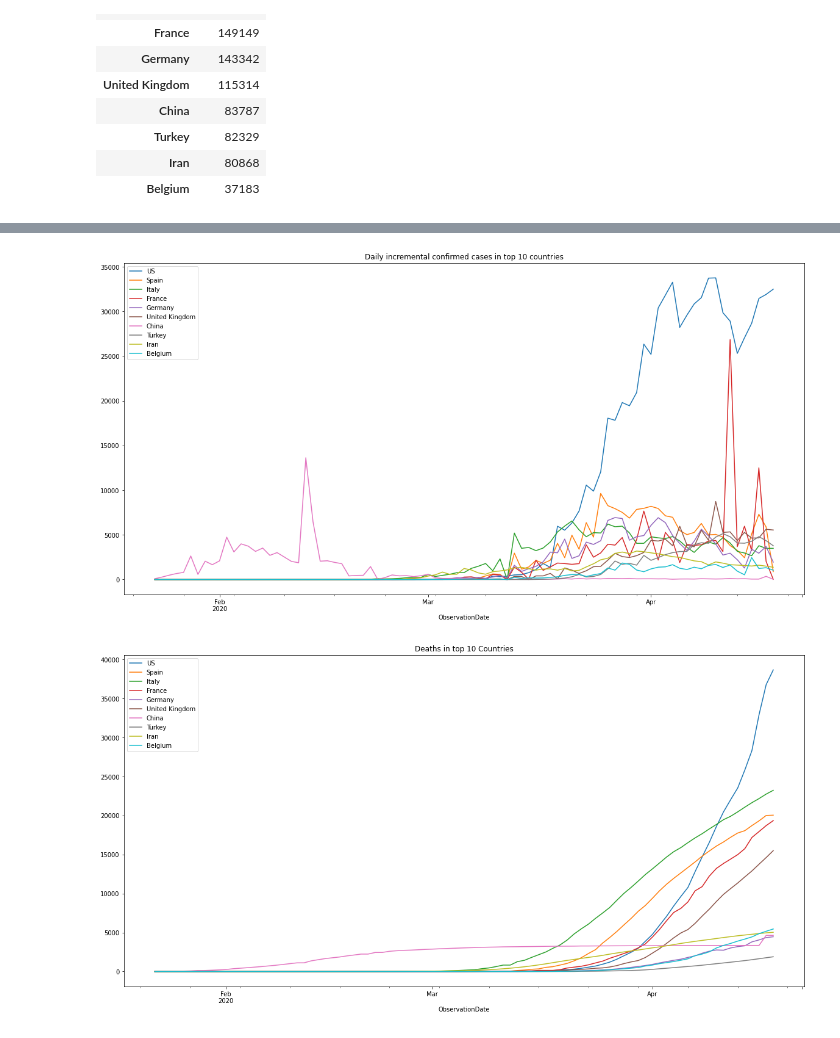
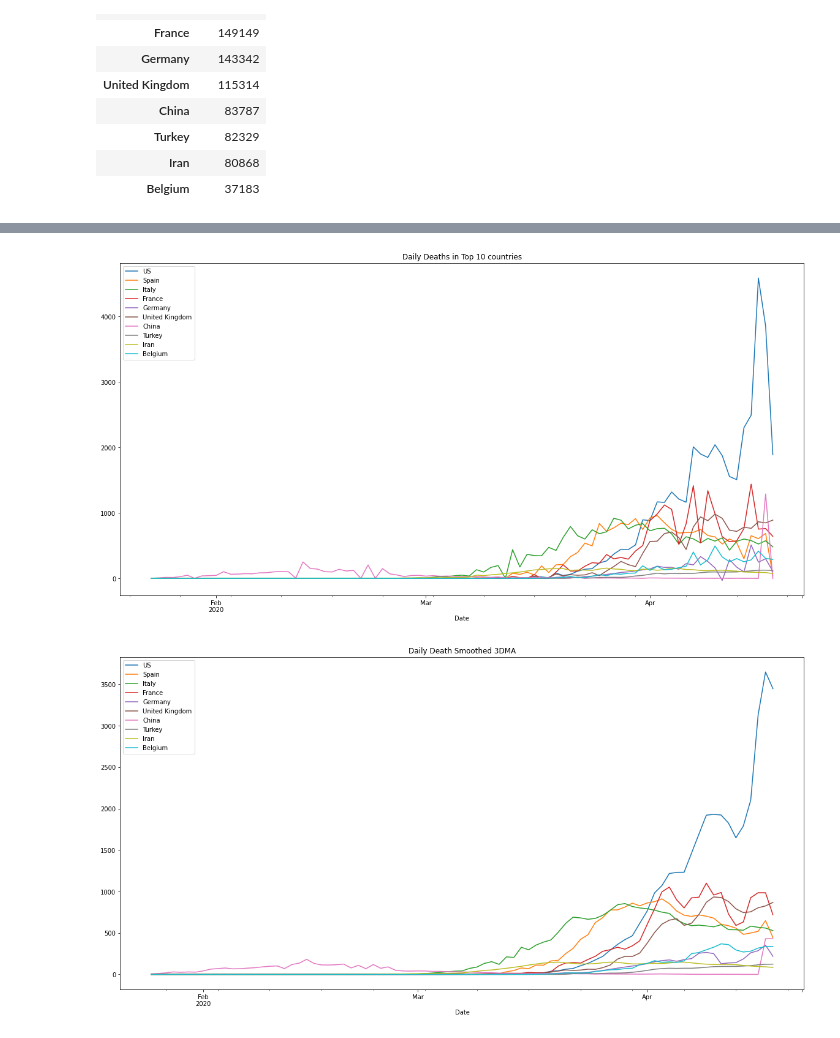
Before and after one commit to premkumarsj/covid, a Jupyter notebook: Covid_data_analysis.ipynb, the cells around one changed output, grey strips where cells are left out. Cells and saved outputs as stored; diff of their text form; code cells hidden in the pictures.

```diff
--- a/Covid_data_analysis.ipynb
+++ b/Covid_data_analysis.ipynb
@@ -177,7 +172,7 @@ Recovered                   int64
 dtype: object
 # %%
-#What is the latest date in the dataset
-max_date = df1['ObservationDate'].max()
+#Fine the latest date in the dataset
+max_date = df1['Date'].max()
 max_date
 # %% [output]
 Timestamp('2020-04-18 00:00:00')
@@ -188,0 +179,4 @@ df_lastday.shape
+# %%
+#Create a new dataframe with only values on the last date.
+df_lastday = df1[df1['Date']==max_date]
+df_lastday.shape
@@ -223,6 +219,6 @@ ObservationDate  Country/Region
 Name: Confirmed, dtype: int64
 # %%
 #Group by Country and Date ; sum up all sub-area,county etc
-df_grouped_confirmed = df1.groupby(['Country/Region','ObservationDate']).Confirmed.sum()
+df_grouped_confirmed = df1.groupby(['Country/Region','Date']).Confirmed.sum()
 df_grouped_confirmed.tail(5)
 # %% [output]
@@ -246,0 +253,7 @@ for country in top_countries_list:
+# %%
+#Group by Country and then by Date on the Deaths
+df_grouped_death = df1.groupby(['Country/Region','Date']).Deaths.sum()
+for country in top_countries_list:
+    df_grouped_death[country].plot.line(label= country,figsize=(20,10),legend=True,\
+                title="Deaths in top 10 Countries")
+#Time series line plot of cumulative deaths in each of top 10 countries
@@ -247,16 +273,18 @@ for country in top_countries_list:
 # %%
+
 for country in top_countries_list:
-    df_grouped_confirmed[country].diff().plot.line(label= country,figsize=(20,10),\
-                legend=True,title="Daily incremental confirmed cases in top 10 countries" )
-
-#Time series line plot of daily increases in confirmed cases in top 10 cases
+    df_grouped_death[country].diff().plot.line(label= country,figsize=(20,10),legend=True,\
+                    title="Daily Deaths in Top 10 countries")
+#Time series line plot of daily increases in death in top 10 cases
 # %% [output]
-[figure, old version]
+[figure, new version]
 # %%
-df_grouped_death = df1.groupby(['Country/Region','ObservationDate']).Deaths.sum()
+# Daily charts are very volatile . Curve can be smoothed by calculating moving averages.
+#3 Day moving average of Death.
 for country in top_countries_list:
-    df_grouped_death[country].plot.line(label= country,figsize=(20,10),legend=True,\
-                title="Deaths in top 10 Countries")
-#Time series line plot of cumulative death cases in top 10 cases
+    df_grouped_death[country].diff().rolling(3).mean().plot.line(label= country,\
+                            figsize=(20,10),legend=True,title="Daily Death Smoothed 3DMA")
+
+#Time series line plot of daily increases in death in top 10 cases- smoothed - 3 Day Moving Average - 3DMA
 # %% [output]
-[figure, old version]
+[figure, new version]
```
Also changed, not shown: parts of 32 cells of this notebook, 1 other file.
